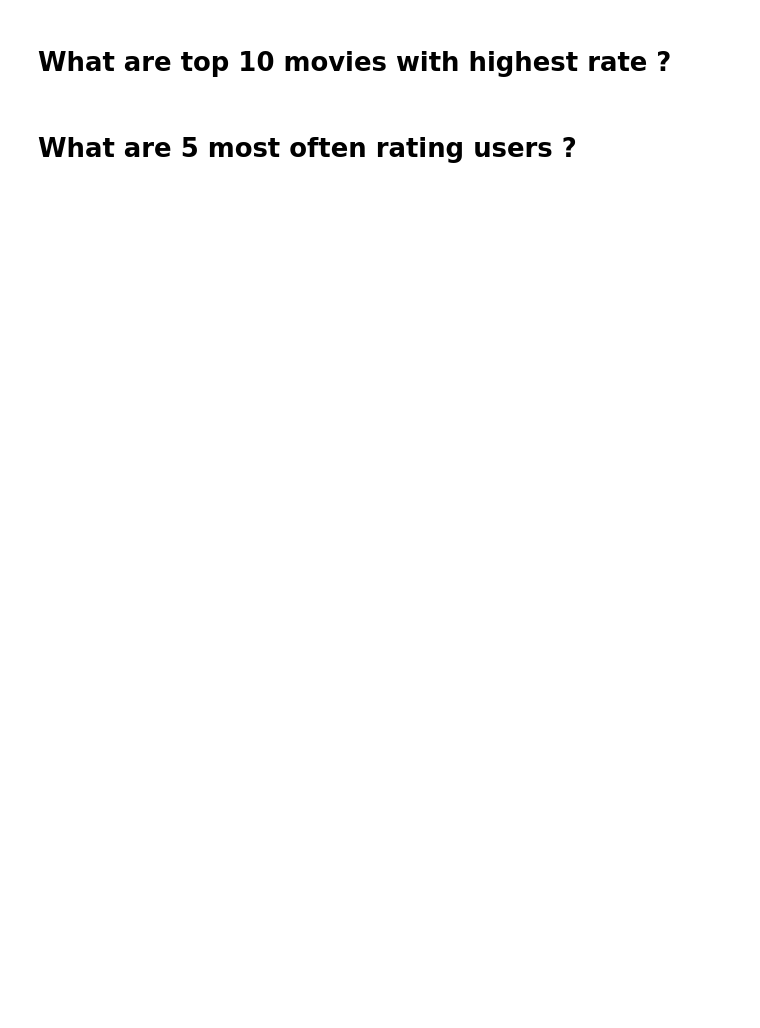
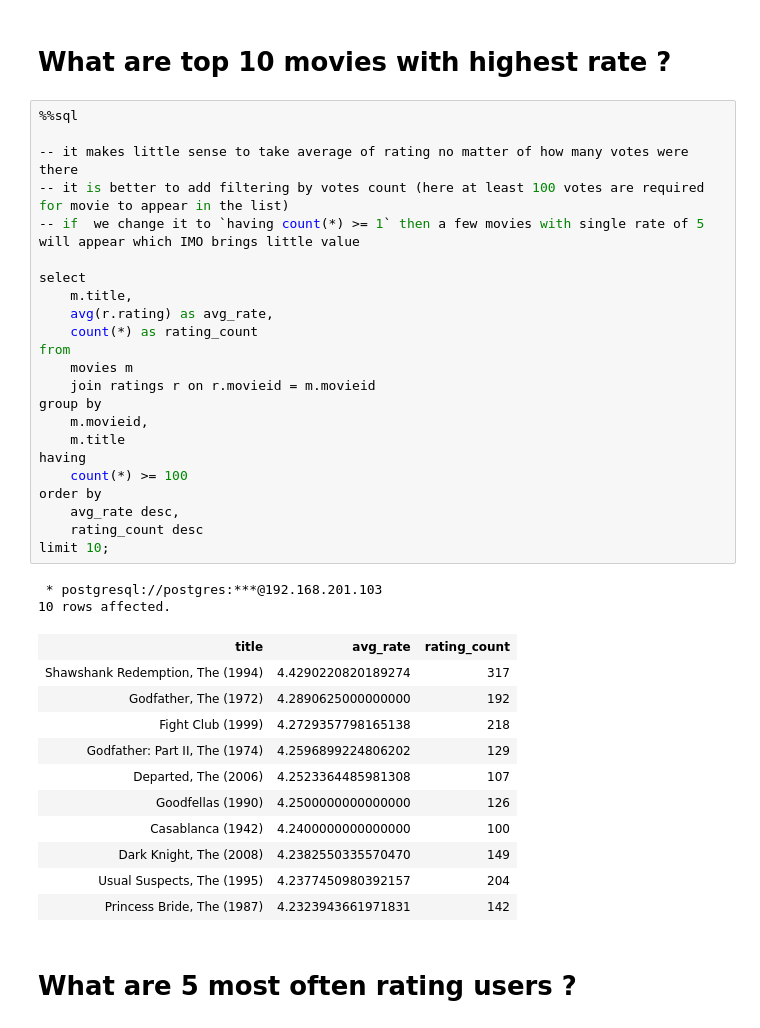
Before and after one commit to mateuszboryn/sample-data-analytics, a Jupyter notebook: notebooks/queries.ipynb, the cells around one changed output. Saved outputs shown, nothing was run; the diff lists cells and outputs as text; blank space fills up the shorter version.

```diff
--- a/notebooks/queries.ipynb
+++ b/notebooks/queries.ipynb
@@ -36,4 +76,41 @@ select * from movies limit 10;
 # %% [markdown]
 # What are top 10 movies with highest rate ?
+# %%
+%%sql
+
+-- it makes little sense to take average of rating no matter of how many votes were there
+-- it is better to add filtering by votes count (here at least 100 votes are required for movie to appear in the list)
+-- if  we change it to `having count(*) >= 1` then a few movies with single rate of 5 will appear which IMO brings little value
+
+select
+    m.title,
+    avg(r.rating) as avg_rate,
+    count(*) as rating_count
+from
+    movies m
+    join ratings r on r.movieid = m.movieid
+group by
+    m.movieid,
+    m.title
+having
+    count(*) >= 100
+order by
+    avg_rate desc,
+    rating_count desc
+limit 10;
+# %% [output]
+ * postgresql://postgres:***@192.168.201.103
+10 rows affected.
+| title | avg_rate | rating_count |
+| Shawshank Redemption, The (1994) | 4.4290220820189274 | 317 |
+| Godfather, The (1972) | 4.2890625000000000 | 192 |
+| Fight Club (1999) | 4.2729357798165138 | 218 |
+| Godfather: Part II, The (1974) | 4.2596899224806202 | 129 |
+| Departed, The (2006) | 4.2523364485981308 | 107 |
+| Goodfellas (1990) | 4.2500000000000000 | 126 |
+| Casablanca (1942) | 4.2400000000000000 | 100 |
+| Dark Knight, The (2008) | 4.2382550335570470 | 149 |
+| Usual Suspects, The (1995) | 4.2377450980392157 | 204 |
+| Princess Bride, The (1987) | 4.2323943661971831 | 142 |
 # %% [markdown]
 # What are 5 most often rating users ?
```
Also changed, not shown: parts of 7 cells of this notebook, 5 other files.
